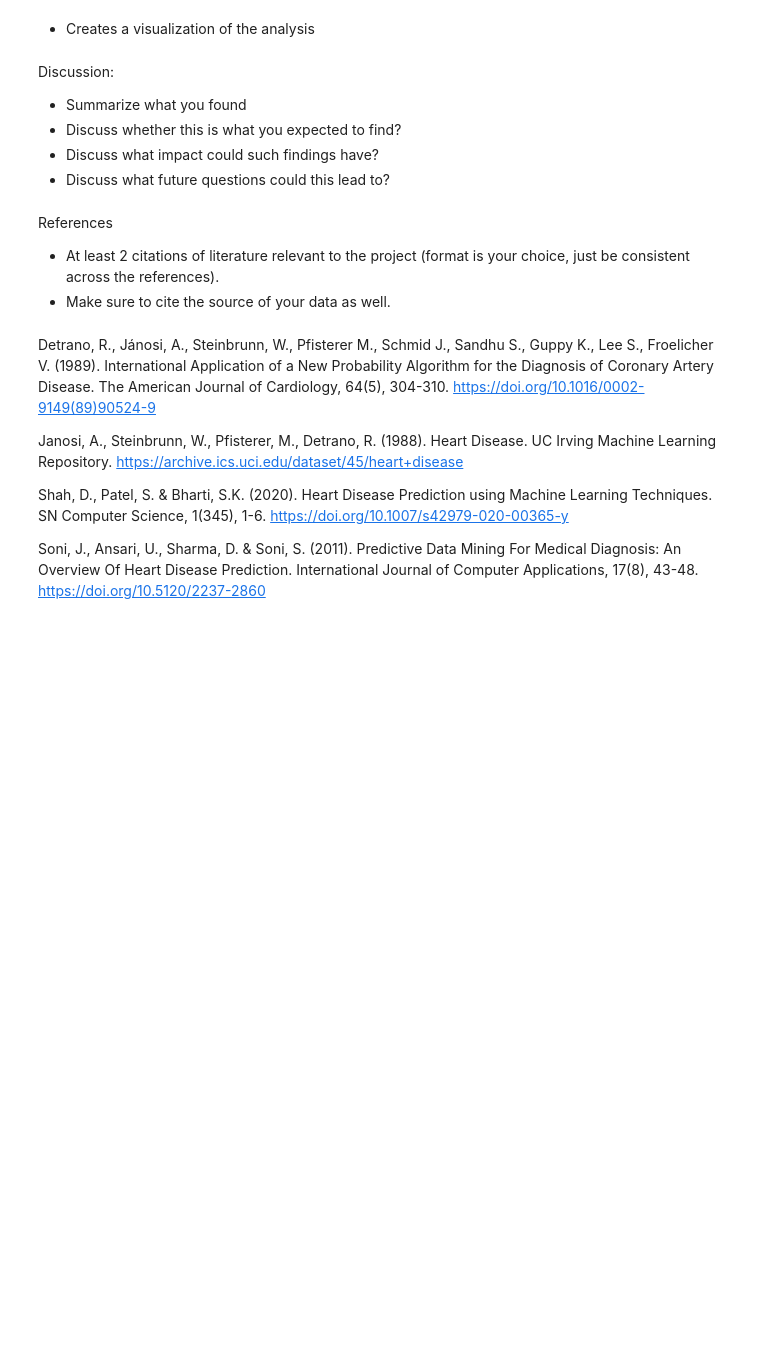
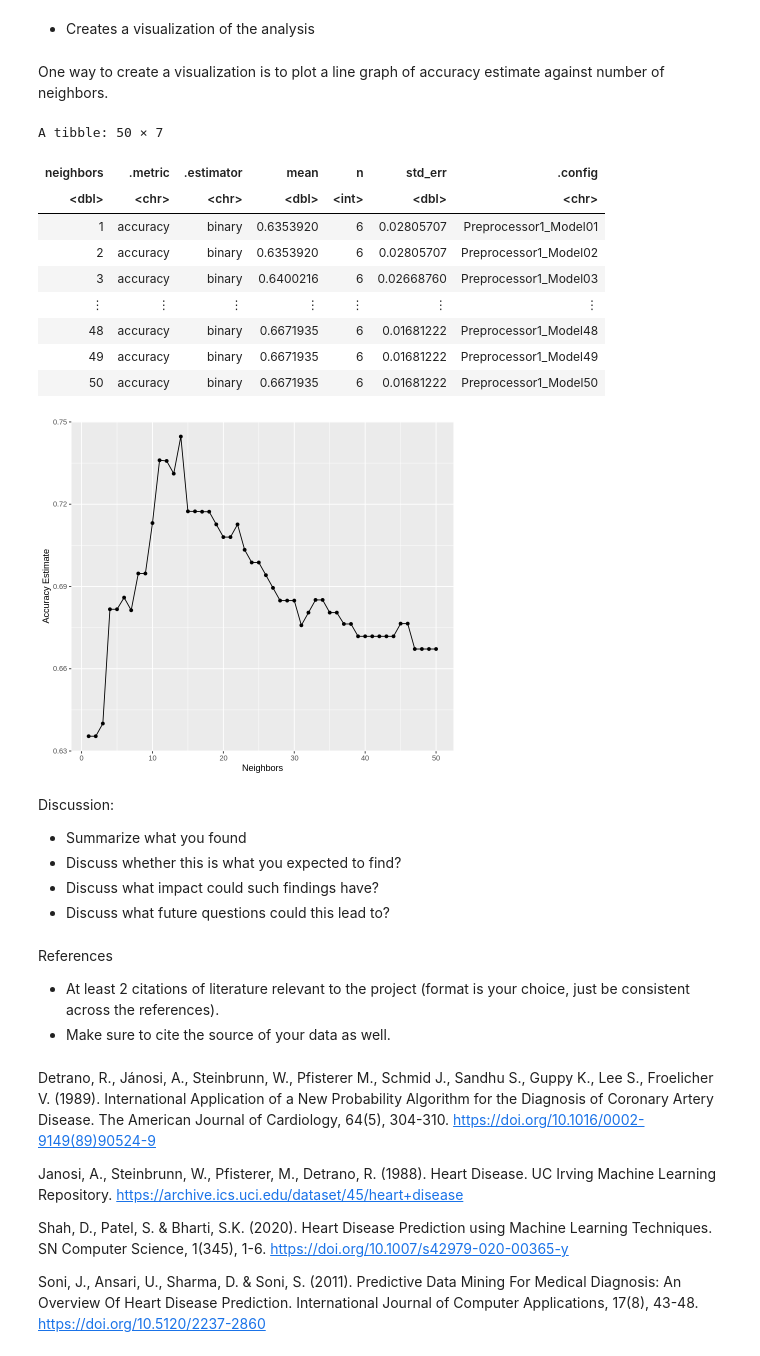
Before and after one commit to stevenlu0830/dsci-100-2024-s1-project, a Jupyter notebook: Project Report.ipynb, the cells around one changed output. Saved outputs shown, nothing was run; the diff lists cells and outputs as text; code cells hidden in the pictures; blank space fills up the shorter version.

```diff
--- a/Project Report.ipynb
+++ b/Project Report.ipynb
@@ -211,0 +222,32 @@ hungarian_thalachplot
+# %%
+set.seed(1234)
+
+hungarian_split <- initial_split(hungarian, prop = 0.75, strata = num)
+hungarian_train <- training(hungarian_split)
+hungarian_test <- testing(hungarian_split)
+
+set.seed(2024)
+
+knn_spec <- nearest_neighbor(weight_func = "optimal", neighbors = tune()) |>
+            set_engine("kknn") |>
+            set_mode("classification")
+
+hungarian_recipe <- recipe(num ~ age + trestbps + thalach, data = hungarian_train) |>
+                    step_scale(all_predictors()) |>
+                    step_center(all_predictors())
+
+hungarian_fold <- vfold_cv(data = hungarian_train, v = 6, strata = num)
+
+gridvals <- tibble(neighbors = seq(from = 1, to = 50, by = 1))
+
+training_workflow <- workflow() |>
+                     add_recipe(hungarian_recipe) |>
+                     add_model(knn_spec) |>
+                     tune_grid(resamples = hungarian_fold, grid = gridvals)
+
+hungarian_findk <- training_workflow |>
+                   collect_metrics() |>
+                   filter(.metric == "accuracy") |>
+                   filter(mean == max(mean))
+
+hungarian_findk
@@ -212,5 +298,29 @@ hungarian_thalachplot
 # %% [markdown]
 - Creates a visualization of the analysis
+# %% [markdown]
+One way to create a visualization is to plot a line graph of accuracy estimate against number of neighbors.
+# %%
+hungarian_accuracies <- training_workflow |>
+                        collect_metrics() |>
+                        filter(.metric == "accuracy")
+hungarian_accuracies
+
+accuracy_versus_k <- ggplot(hungarian_accuracies, aes(x = neighbors, y = mean)) +
+                     geom_point() + geom_line() +
+                     labs(x = "Neighbors", y = "Accuracy Estimate")
+accuracy_versus_k
+# %% [output]
+A tibble: 50 × 7
+| neighbors | .metric | .estimator | mean | n | std_err | .config |
+| <dbl> | <chr> | <chr> | <dbl> | <int> | <dbl> | <chr> |
+| 1 | accuracy | binary | 0.6353920 | 6 | 0.02805707 | Preprocessor1_Model01 |
+| 2 | accuracy | binary | 0.6353920 | 6 | 0.02805707 | Preprocessor1_Model02 |
+| 3 | accuracy | binary | 0.6400216 | 6 | 0.02668760 | Preprocessor1_Model03 |
+| ⋮ | ⋮ | ⋮ | ⋮ | ⋮ | ⋮ | ⋮ |
+| 48 | accuracy | binary | 0.6671935 | 6 | 0.01681222 | Preprocessor1_Model48 |
+| 49 | accuracy | binary | 0.6671935 | 6 | 0.01681222 | Preprocessor1_Model49 |
+| 50 | accuracy | binary | 0.6671935 | 6 | 0.01681222 | Preprocessor1_Model50 |
+[figure, added]
 # %% [markdown]
 Discussion:
 - Summarize what you found
```
Also changed, not shown: parts of 9 cells of this notebook.
